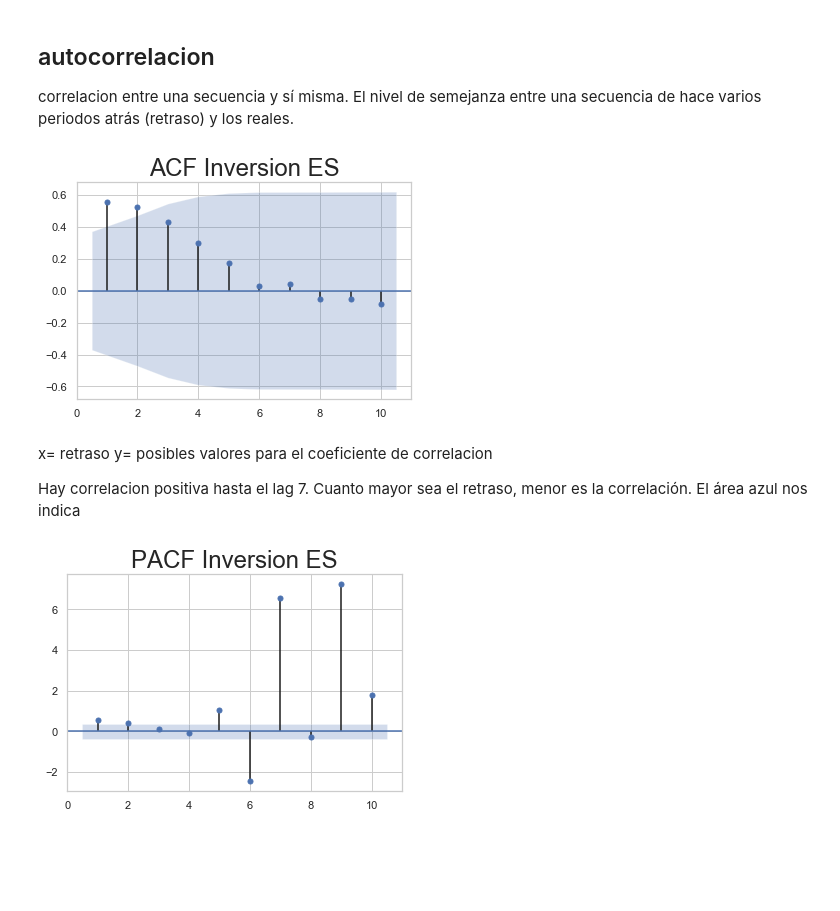
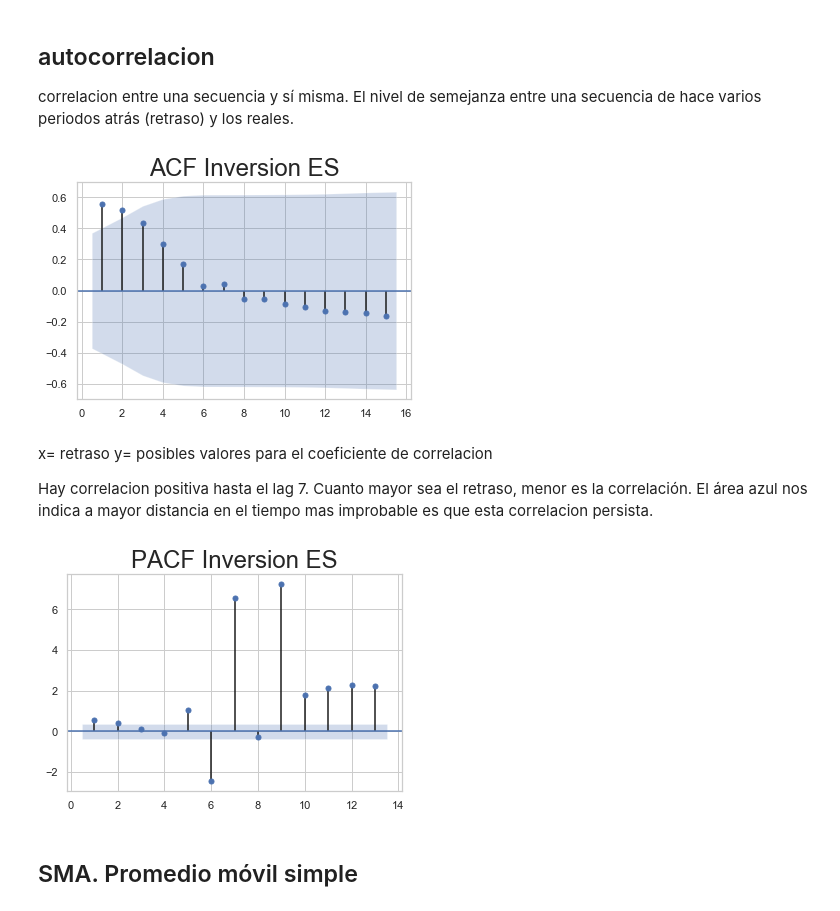
Before and after one commit to Afri-cola/Kschool-TFM, a Jupyter notebook: Inversion ES.ipynb, the cells around one changed output. Saved outputs shown, nothing was run; the diff lists cells and outputs as text; code cells hidden in the pictures; blank space fills up the shorter version.

Commit message:
inversion española

```diff
--- a/Inversion ES.ipynb
+++ b/Inversion ES.ipynb
@@ -407,20 +407,21 @@ plt.show()
 
 correlacion entre una secuencia y sí misma. El nivel de semejanza entre una secuencia de hace varios periodos atrás (retraso) y los reales.
 # %%
-sgt.plot_acf(df_mex['Inversion Es(millones€)'], lags = 10, zero = False)   #lags: retraso. 10 periodos antes del periodo actual.
+sgt.plot_acf(df_mex['Inversion Es(millones€)'], lags = 15, zero = False)   #lags: retraso. 10 periodos antes del periodo actual.
 plt.title("ACF Inversion ES", size = 24)
 plt.show()
 # %% [output]
-[figure, old version]
+[figure, new version]
 # %% [markdown]
 x= retraso
 y= posibles valores para el coeficiente de correlacion
 
-Hay correlacion positiva hasta el lag 7. Cuanto mayor sea el retraso, menor es la correlación. El área azul nos indica
+Hay correlacion positiva hasta el lag 7. Cuanto mayor sea el retraso, menor es la correlación. El área azul nos indica a mayor distancia en el tiempo mas improbable es que esta correlacion persista.
 # %%
-
-sgt.plot_pacf(df_mex['Inversion Es(millones€)'], lags = 10, zero = False, method = ('ols'))
+sgt.plot_pacf(df_mex['Inversion Es(millones€)'], lags = 13, zero = False, method = ('ols'))
 plt.title("PACF Inversion ES", size = 24)
 plt.show()
 # %% [output]
-[figure, old version]
+[figure, new version]
+# %% [markdown]
+## SMA. Promedio móvil simple
```
Also changed, not shown: parts of 9 cells of this notebook.
